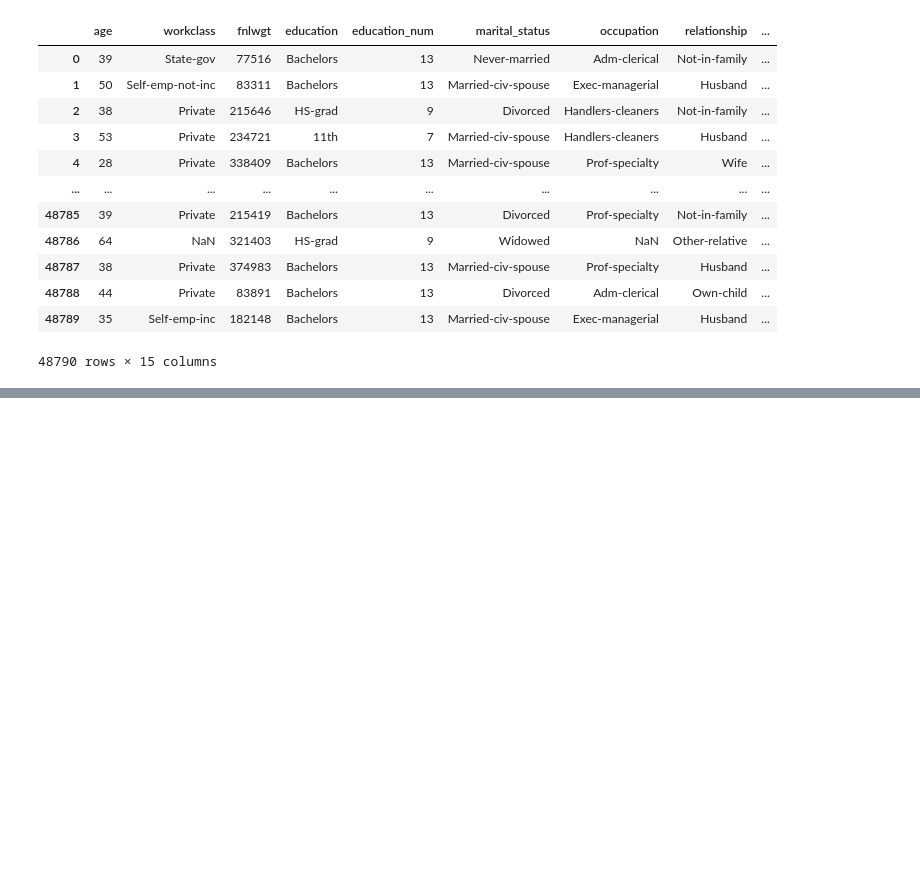
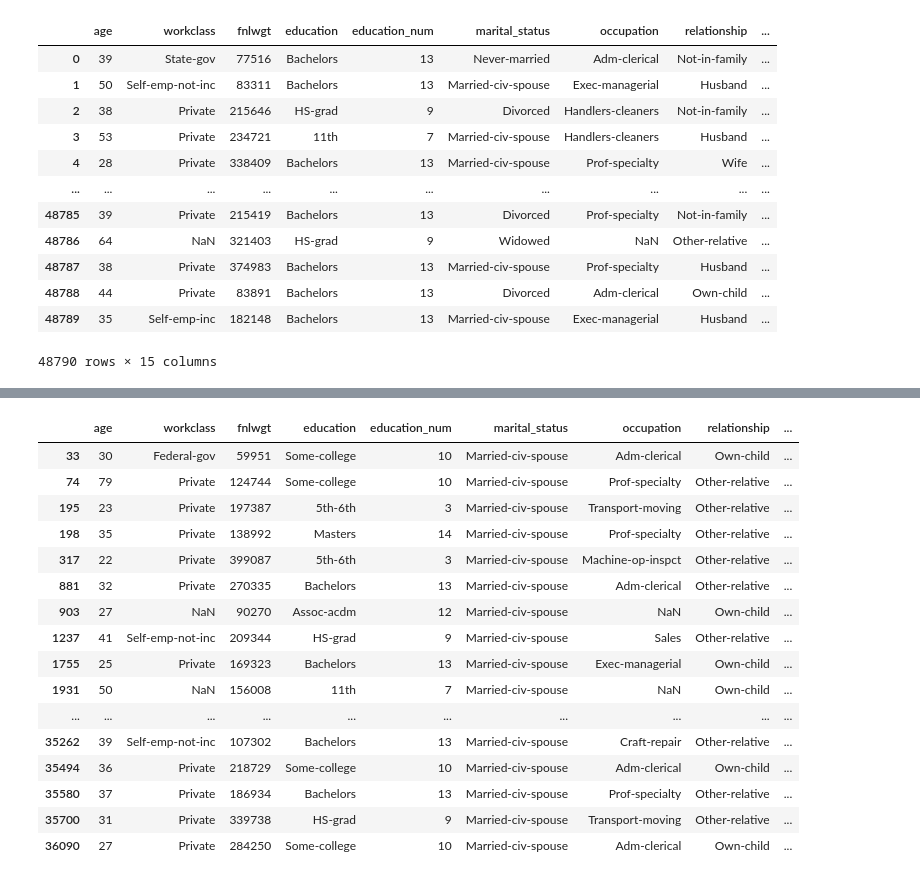
Before and after one commit to raphael-wqwq/census-income-prediction, a Jupyter notebook: dataset_adult.ipynb, the cells around one changed output, grey strips where cells are left out. Saved outputs shown, nothing was run; the diff lists cells and outputs as text; code cells hidden in the pictures; blank space fills up the shorter version.

```diff
--- a/dataset_adult.ipynb
+++ b/dataset_adult.ipynb
@@ -26,0 +84,28 @@ print(type(data.frame))  # <class 'pandas.core.frame.DataFrame'>
+# %%
+pd.set_option('display.max_rows', 250)
+
+df2 = df[df['marital_status'] == 'Never-married']
+df2['relationship'].value_counts()
+# correspondance ok entre 'never married' et relationship
+
+df3 = df[df['marital_status'] == 'Married-civ-spouse']
+df3['relationship'].value_counts()
+df3[(df3['relationship']=='Own-child') | (df3['relationship']=='Other-relative')].head(250)
+# %% [output]
+|  | age | workclass | fnlwgt | education | education_num | marital_status | occupation | relationship | ... |
+| 33 | 30 | Federal-gov | 59951 | Some-college | 10 | Married-civ-spouse | Adm-clerical | Own-child | ... |
+| 74 | 79 | Private | 124744 | Some-college | 10 | Married-civ-spouse | Prof-specialty | Other-relative | ... |
+| 195 | 23 | Private | 197387 | 5th-6th | 3 | Married-civ-spouse | Transport-moving | Other-relative | ... |
+| 198 | 35 | Private | 138992 | Masters | 14 | Married-civ-spouse | Prof-specialty | Other-relative | ... |
+| 317 | 22 | Private | 399087 | 5th-6th | 3 | Married-civ-spouse | Machine-op-inspct | Other-relative | ... |
+| 881 | 32 | Private | 270335 | Bachelors | 13 | Married-civ-spouse | Adm-clerical | Other-relative | ... |
+| 903 | 27 | NaN | 90270 | Assoc-acdm | 12 | Married-civ-spouse | NaN | Own-child | ... |
+| 1237 | 41 | Self-emp-not-inc | 209344 | HS-grad | 9 | Married-civ-spouse | Sales | Other-relative | ... |
+| 1755 | 25 | Private | 169323 | Bachelors | 13 | Married-civ-spouse | Exec-managerial | Own-child | ... |
+| 1931 | 50 | NaN | 156008 | 11th | 7 | Married-civ-spouse | NaN | Own-child | ... |
+| ... | ... | ... | ... | ... | ... | ... | ... | ... | ... |
+| 35262 | 39 | Self-emp-not-inc | 107302 | Bachelors | 13 | Married-civ-spouse | Craft-repair | Other-relative | ... |
+| 35494 | 36 | Private | 218729 | Some-college | 10 | Married-civ-spouse | Adm-clerical | Own-child | ... |
+| 35580 | 37 | Private | 186934 | Bachelors | 13 | Married-civ-spouse | Prof-specialty | Other-relative | ... |
+| 35700 | 31 | Private | 339738 | HS-grad | 9 | Married-civ-spouse | Transport-moving | Other-relative | ... |
+| 36090 | 27 | Private | 284250 | Some-college | 10 | Married-civ-spouse | Adm-clerical | Own-child | ... |
```
Also changed, not shown: parts of 14 cells of this notebook, 1 other file.
